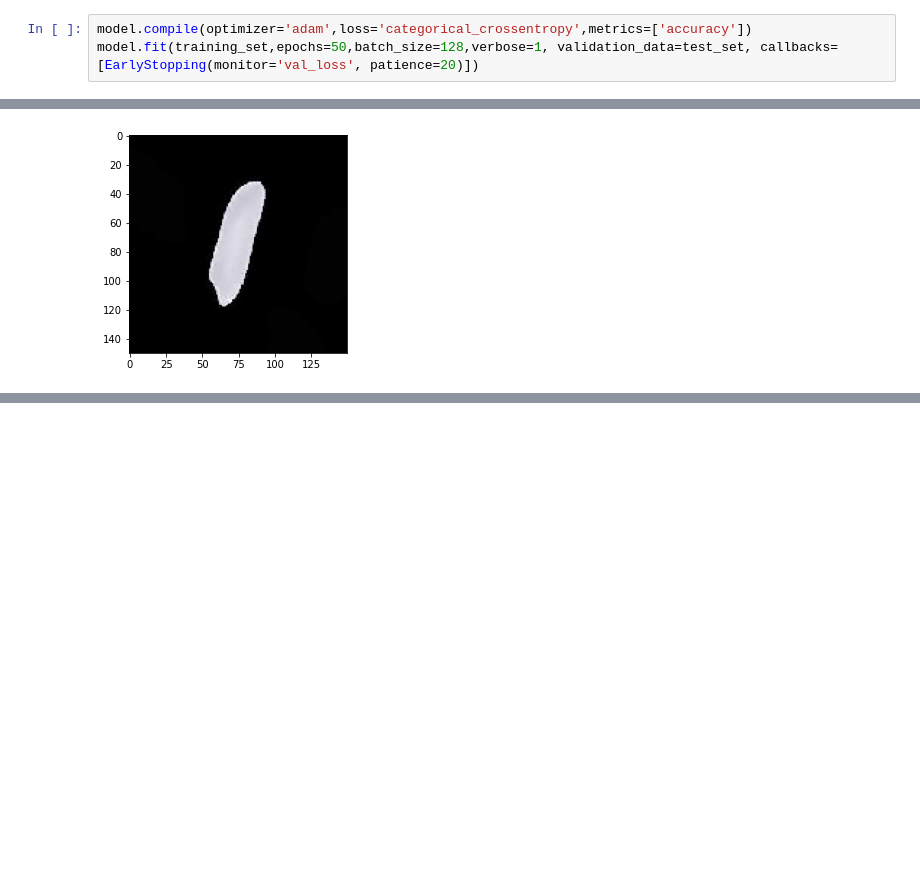
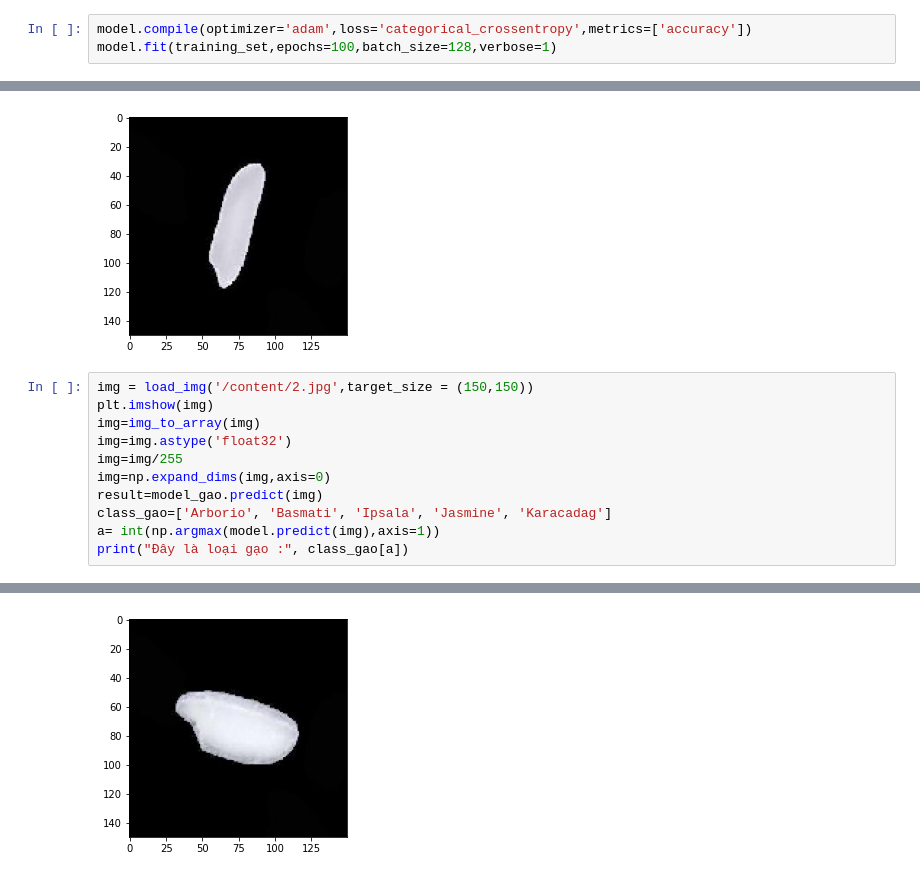
Before and after one commit to DuongDuyThoai/b-i-t-p, a Jupyter notebook: gao.ipynb, the cells around one changed output, grey strips where cells are left out. Cells and saved outputs as stored; diff of their text form; blank space fills up the shorter version.

```diff
--- a/gao.ipynb
+++ b/gao.ipynb
@@ -80,5 +80,5 @@ Non-trainable params: 0
 _________________________________________________________________
 # %%
 model.compile(optimizer='adam',loss='categorical_crossentropy',metrics=['accuracy'])
-model.fit(training_set,epochs=50,batch_size=128,verbose=1, validation_data=test_set, callbacks=[EarlyStopping(monitor='val_loss', patience=20)])
+model.fit(training_set,epochs=100,batch_size=128,verbose=1)
 # %% [output]
@@ -127,3 +127,15 @@ print("Đây là loại gạo :", class_gao[a])
 1/1 [==============================] - 0s 139ms/step
 Đây là loại gạo : Jasmine
 [figure]
+# %%
+img = load_img('/content/2.jpg',target_size = (150,150))
+plt.imshow(img)
+img=img_to_array(img)
+img=img.astype('float32')
+img=img/255
+img=np.expand_dims(img,axis=0)
+result=model_gao.predict(img)
+class_gao=['Arborio', 'Basmati', 'Ipsala', 'Jasmine', 'Karacadag']
+a= int(np.argmax(model.predict(img),axis=1))
+print("Đây là loại gạo :", class_gao[a])
+# %% [output]
@@ -129,0 +145 @@ print("Đây là loại gạo :", class_gao[a])
+[figure, added]
```
Also changed, not shown: parts of 5 cells of this notebook.
